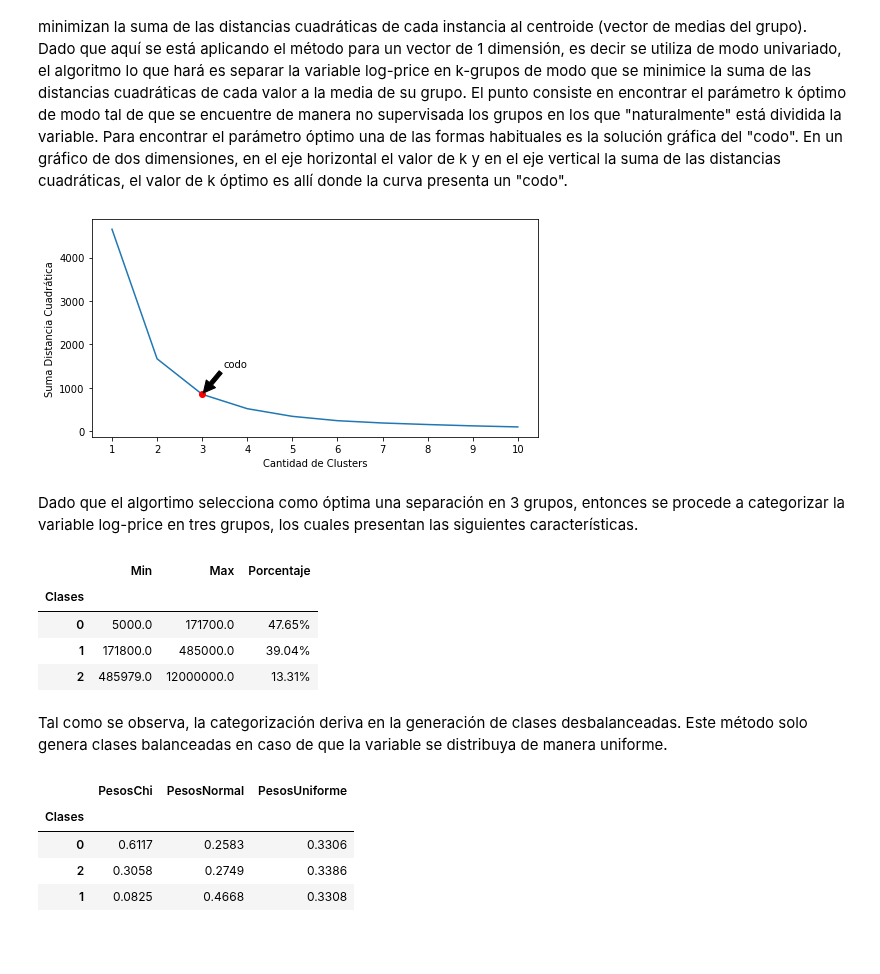
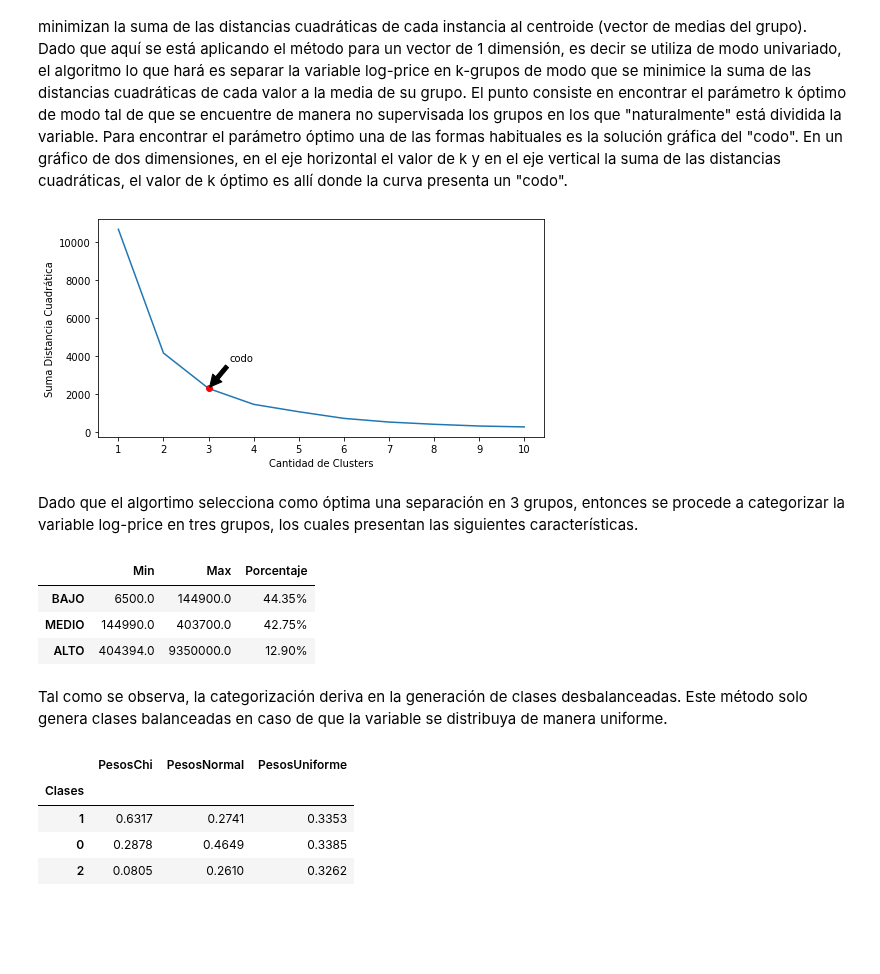
Before and after one commit to Ignacio-Ibarra/tpAA, a Jupyter notebook: Modelado.ipynb, the cells around one changed output. Saved outputs shown, nothing was run; the diff lists cells and outputs as text; code cells hidden in the pictures.

Commit message:
tablas

```diff
--- a/Modelado.ipynb
+++ b/Modelado.ipynb
@@ -40,18 +38 @@ Index(['id', 'start_date', 'end_date', 'lat', 'lon', 'rooms', 'bedrooms',
       dtype='object')
-# %%
-#borro columnas, borro nulos de un saque, saco "ARS". Me queda un dataset herrrrmoso.
-cleaned = CleaningData(data=raw_df)
-cols_to_drop = [#'Unnamed: 0.1', 'Unnamed: 0', #columnas que vinieron mal en la bajada
-                'operation_type', #todos son 'venta'
-                'l1', # todos son 'Argentina'
-                'l2', # todos son "Capital Federal"
-                'ad_type', #todas las filas iguales
-                'l4', #todas las filas nulas preferible el dato de lat y long
-                'l5', #columna con todas las filas nulas
-                'l6', #columna con todas las filas nulas
-                'created_on', #la columna created_on es igual a la columna start_date
-               ]
-data = cleaned.drop_columns(columns=cols_to_drop)
-data = data.dropna()
-data = data[data.currency!="ARS"].reset_index(drop=True)
-data.shape
@@ -103,72 +81,78 @@ plt.savefig("./img/transf-log.png", dpi=200, facecolor="white")
 
 El método consiste en definir un hyper-parámetro k, el cual es un 'int', y el algortimo va armando los k-grupos que minimizan la suma de las distancias cuadráticas de cada instancia al centroide (vector de medias del grupo). Dado que aquí se está aplicando el método para un vector de 1 dimensión, es decir se utiliza de modo univariado, el algoritmo lo que hará es separar la variable log-price en k-grupos de modo que se minimice la suma de las distancias cuadráticas de cada valor a la media de su grupo. El punto consiste en encontrar el parámetro k óptimo de modo tal de que se encuentre de manera no supervisada los grupos en los que "naturalmente" está dividida la variable. Para encontrar el parámetro óptimo una de las formas habituales es la solución gráfica del "codo". En un gráfico de dos dimensiones, en el eje horizontal el valor de k y en el eje vertical la suma de las distancias cuadráticas, el valor de k óptimo es allí donde la curva presenta un "codo".
 # %%
-var_data = np.log10(data.price+1).to_numpy().reshape(-1, 1)
+data['log_price'] = np.log10(data.price+1)
 
 kmeans_kwargs = {
   "init": "random",
   "n_init": 10,
   "max_iter": 300,
   "random_state": 42,
   }
 
 max_clusters = 10
 
 sse = []
 for k in range(1, max_clusters+1):
   kmeans = KMeans(n_clusters=k, **kmeans_kwargs)
-  kmeans.fit(var_data)
+  kmeans.fit(data['log_price'].to_numpy().reshape(-1,1))
   sse.append(kmeans.inertia_)
 
 kl = KneeLocator(
       range(1, max_clusters+1), sse, curve="convex", direction="decreasing"
                   )
 nclust = kl.elbow
 
 fig, ax = plt.subplots(figsize=(8,4))
 ax.plot(range(1, max_clusters+1), sse)
 ax.plot(nclust,sse[nclust-1], 'ro')
 ax.annotate('codo', xy=(3, sse[nclust-1]),  xycoords='data',
             xytext=(4, sse[nclust-2]), textcoords='data',
             arrowprops=dict(facecolor='black', shrink=0.05),
             horizontalalignment='right', verticalalignment='top',
             )
 ax.set_xticks(range(1, max_clusters+1))
 ax.set_xlabel("Cantidad de Clusters")
 ax.set_ylabel("Suma Distancia Cuadrática")
-plt.savefig("./img/codo.png", dpi=200, facecolor="white")
+#plt.savefig("./img/codo.png", dpi=200, facecolor="white")
+plt.show()
 # %% [output]
-[figure, old version]
+[figure, new version]
 # %% [markdown]
 Dado que el algortimo selecciona como óptima una separación en 3 grupos, entonces se procede a categorizar la variable log-price en tres grupos, los cuales presentan las siguientes características.
 # %%
-kl = KneeLocator(
-      range(1, max_clusters+1), sse, curve="convex", direction="decreasing"
-                  )
-nclust = kl.elbow
-
 kmeans = KMeans(
      init="random",
      n_clusters=nclust,
      n_init=10,
      max_iter=300,
      random_state=42)
-kmeans.fit(var_data)
+kmeans.fit(data.log_price.to_numpy().reshape(-1,1))
 data['labels'] = kmeans.labels_
 
 def percentage(x):
     return "{:.2%}".format(x.count()/len(data))
+measures = ['min','max',percentage]
+tabla = data.groupby('labels').agg({'price':measures}).reset_index()
+tabla.columns = ['Clases','Min','Max','Porcentaje']
+tabla = tabla.sort_values(by=('Min'))
 
-tabla = data.groupby('labels').agg({'price':['min','max',percentage]}).reset_index()
-tabla.columns = ['Clases','Min','Max','Porcentaje']
-tabla.set_index("Clases")
+#cambio los labels en el dataset
+lab_dict = {lab_old:lab_new for lab_old, lab_new in zip(tabla.Clases, ['BAJO','MEDIO','ALTO'])}
+
+#en el dataset
+data = data.replace("labels", lab_dict)
+
+#en la tabla
+tabla = tabla.rename(index = lab_dict).drop(columns=["Clases"], axis=1 )
 #print(tabla.to_latex())
+dfi.export(tabla, "img/tabla2.png")
+tabla
 # %% [output]
 |  | Min | Max | Porcentaje |
-| Clases |  |  |  |
-| 0 | 5000.0 | 171700.0 | 47.65% |
-| 1 | 171800.0 | 485000.0 | 39.04% |
-| 2 | 485979.0 | 12000000.0 | 13.31% |
+| BAJO | 6500.0 | 144900.0 | 44.35% |
+| MEDIO | 144990.0 | 403700.0 | 42.75% |
+| ALTO | 404394.0 | 9350000.0 | 12.90% |
 # %% [markdown]
 Tal como se observa, la categorización deriva en la generación de clases desbalanceadas. Este método solo genera clases balanceadas en caso de que la variable se distribuya de manera uniforme.
 # %%
@@ -203,14 +187,15 @@ uniforme = pd.Series(km2.fit_predict(unif)).value_counts(normalize=True)
 
 tabla = pd.concat([chisquare, normal, uniforme], axis=1).reset_index()
 tabla.columns = ["Clases","PesosChi","PesosNormal", "PesosUniforme"]
+dfi.export(tabla, "img/tabla3.png")
 tabla.set_index("Clases")
 #print(tabla.to_latex())
 # %% [output]
 |  | PesosChi | PesosNormal | PesosUniforme |
 | Clases |  |  |  |
-| 0 | 0.6117 | 0.2583 | 0.3306 |
-| 2 | 0.3058 | 0.2749 | 0.3386 |
-| 1 | 0.0825 | 0.4668 | 0.3308 |
+| 1 | 0.6317 | 0.2741 | 0.3353 |
+| 0 | 0.2878 | 0.4649 | 0.3385 |
+| 2 | 0.0805 | 0.2610 | 0.3262 |
 # %% [markdown]
 ###
 # %% [markdown]
```
Also changed, not shown: parts of 4 cells of this notebook, 6 other files.
